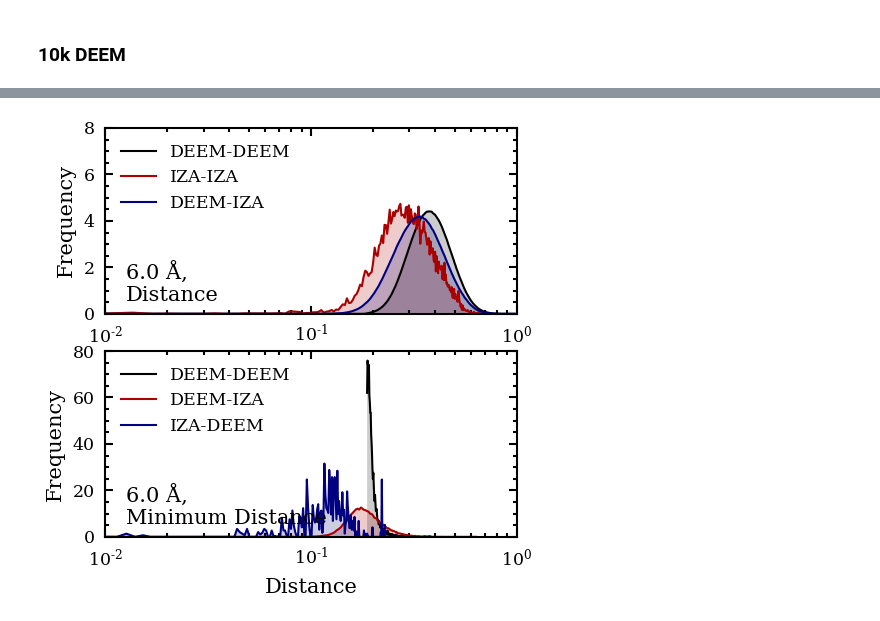
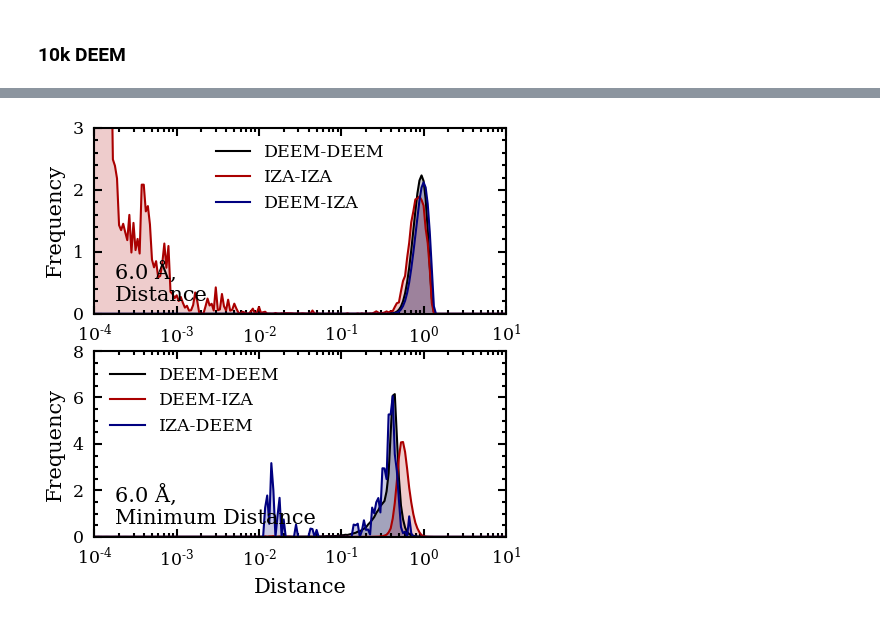
Before and after one commit to bhelfrecht/zeolites_iza-deem, a Jupyter notebook: Scripts/distanceHistograms.ipynb, the cells around one changed output, grey strips where cells are left out. Saved outputs shown, nothing was run; the diff lists cells and outputs as text; code cells hidden in the pictures.

```diff
--- a/Scripts/distanceHistograms.ipynb
+++ b/Scripts/distanceHistograms.ipynb
@@ -297,13 +1130,13 @@ plt.show()
 # %%
-# Load FPS-selected DEEM and IZA histograms, 6.0 A SOAP cutoff
+# Load unique DEEM and IZA histograms, 6.0 A SOAP cutoff
 
-distDD = np.loadtxt('../Processed_Data/IZA_OPTonDEEM_10k/Histograms/SOAP/6.0/Linear/FPS/distAA.hist', unpack=True)
-distII = np.loadtxt('../Processed_Data/IZA_OPTonDEEM_10k/Histograms/SOAP/6.0/Linear/FPS/distBB.hist', unpack=True)
-distDI = np.loadtxt('../Processed_Data/IZA_OPTonDEEM_10k/Histograms/SOAP/6.0/Linear/FPS/distAB.hist', unpack=True)
+distDD = np.loadtxt('../Processed_Data/IZAonDEEM_10k/Histograms/SOAP/6.0/Gaussian/distAA.hist', unpack=True)
+distII = np.loadtxt('../Processed_Data/IZAonDEEM_10k/Histograms/SOAP/6.0/Gaussian/distBB.hist', unpack=True)
+distDI = np.loadtxt('../Processed_Data/IZAonDEEM_10k/Histograms/SOAP/6.0/Gaussian/distAB.hist', unpack=True)
 
-minDistDD = np.loadtxt('../Processed_Data/IZA_OPTonDEEM_10k/Histograms/SOAP/6.0/Linear/FPS/minDistAA.hist', unpack=True)
-minDistDI = np.loadtxt('../Processed_Data/IZA_OPTonDEEM_10k/Histograms/SOAP/6.0/Linear/FPS/minDistAB.hist', unpack=True)
-minDistID = np.loadtxt('../Processed_Data/IZA_OPTonDEEM_10k/Histograms/SOAP/6.0/Linear/FPS/minDistBA.hist', unpack=True)
+minDistDD = np.loadtxt('../Processed_Data/IZAonDEEM_10k/Histograms/SOAP/6.0/Gaussian/minDistAA.hist', unpack=True)
+minDistDI = np.loadtxt('../Processed_Data/IZAonDEEM_10k/Histograms/SOAP/6.0/Gaussian/minDistAB.hist', unpack=True)
+minDistID = np.loadtxt('../Processed_Data/IZAonDEEM_10k/Histograms/SOAP/6.0/Gaussian/minDistBA.hist', unpack=True)
 
 figHist = plt.figure(figsize=(3.54, 3.54))
 axsDist = figHist.add_subplot(2, 1, 1)
@@ -313,37 +1146,37 @@ for i in [axsDist, axsMinDist]:
     i.set_ylabel('Frequency')
 
 axsMinDist.set_xlabel('Distance')
-axsDist.set_ylim([0.0, 8.0])
-axsDist.set_xlim([0.01, 1.0])
-axsMinDist.set_ylim([0.0, 80.0])
-axsMinDist.set_xlim([0.01, 1.0])
+axsDist.set_ylim([0.0, 3.0])
+axsDist.set_xlim([0.0001, 10.0])
+axsMinDist.set_ylim([0.0, 8.0])
+axsMinDist.set_xlim([0.0001, 10.0])
 axsMinDist.set_xscale('log')
 axsDist.set_xscale('log')
 
 axsDist.plot(distDD[0], distDD[1], label='DEEM-DEEM')
 axsDist.plot(distII[0], distII[1], label='IZA-IZA')
 axsDist.plot(distDI[0], distDI[1], label='DEEM-IZA')
 axsDist.fill_between(distDD[0], distDD[1], alpha=0.2)
 axsDist.fill_between(distII[0], distII[1], alpha=0.2)
 axsDist.fill_between(distDI[0], distDI[1], alpha=0.2)
 axsDist.text(0.05, 0.05, u'6.0 \u00c5,\nDistance', horizontalalignment='left', verticalalignment='bottom',
              transform=axsDist.transAxes, fontsize='medium')
 
 axsMinDist.plot(minDistDD[0], minDistDD[1], label='DEEM-DEEM')
 axsMinDist.plot(minDistDI[0], minDistDI[1], label='DEEM-IZA')
 axsMinDist.plot(minDistID[0], minDistID[1], label='IZA-DEEM')
 axsMinDist.fill_between(minDistDD[0], minDistDD[1], alpha=0.2)
 axsMinDist.fill_between(minDistDI[0], minDistDI[1], alpha=0.2)
 axsMinDist.fill_between(minDistID[0], minDistID[1], alpha=0.2)
 axsMinDist.text(0.05, 0.05, u'6.0 \u00c5, \nMinimum Distance', horizontalalignment='left', verticalalignment='bottom',
                 transform=axsMinDist.transAxes, fontsize='medium')
 
 
 axsDist.legend(frameon=False)
 axsMinDist.legend(frameon=False)
 
-figHist.savefig('../Results/DEEM_10k/distances_6.0_linear_FPS.pdf', bbox_inches='tight')
-figHist.savefig('../Results/DEEM_10k/distances_6.0_linear_FPS.png', bbox_inches='tight')
+#figHist.savefig('../Results/DEEM_10k/distances_6.0_Gaussian_unique.pdf', bbox_inches='tight')
+#figHist.savefig('../Results/DEEM_10k/distances_6.0_Gaussian_unique.png', bbox_inches='tight')
 plt.show()
 # %% [output]
-[figure, old version]
+[figure, new version]
```
Also changed, not shown: parts of 69 cells of this notebook, 8 other files.
